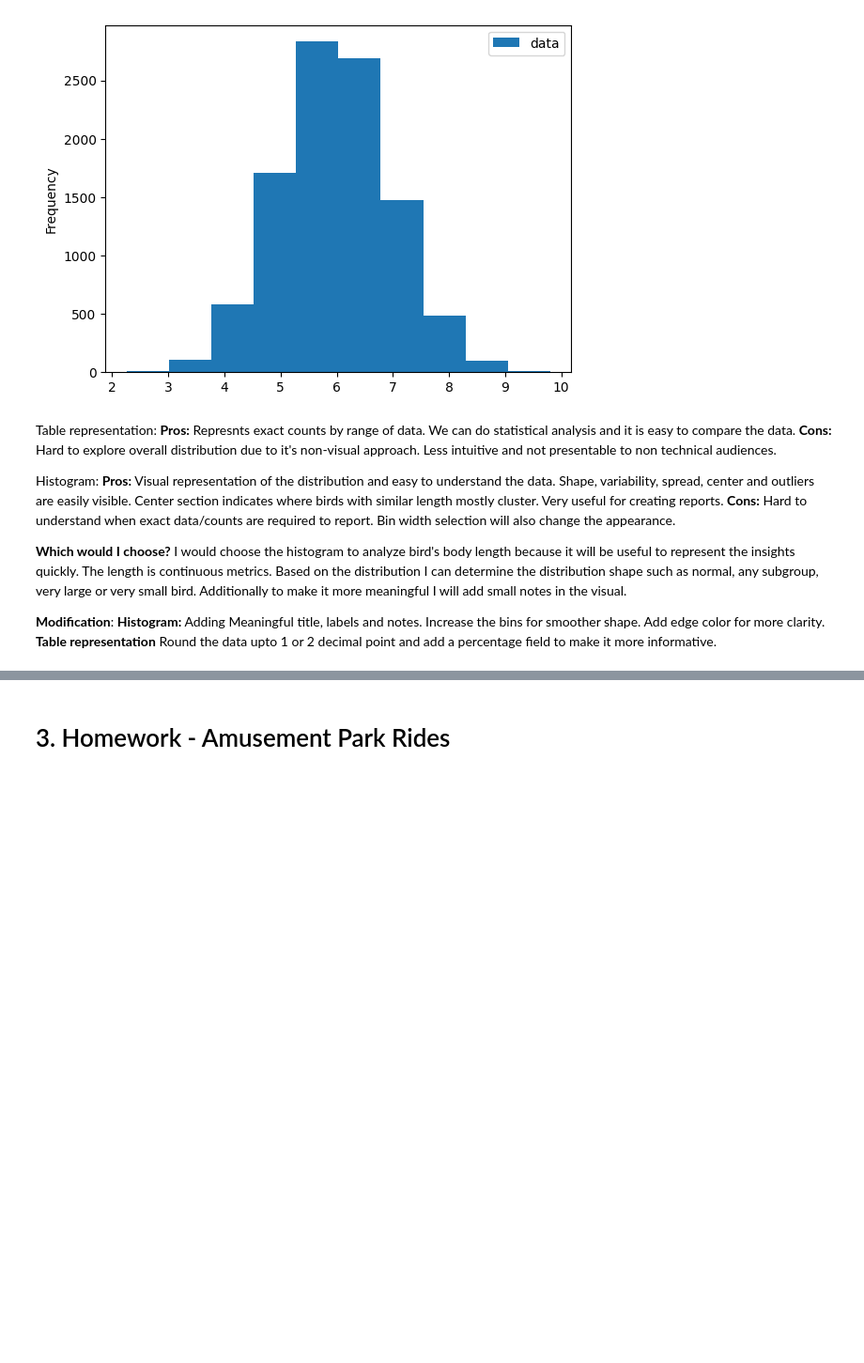
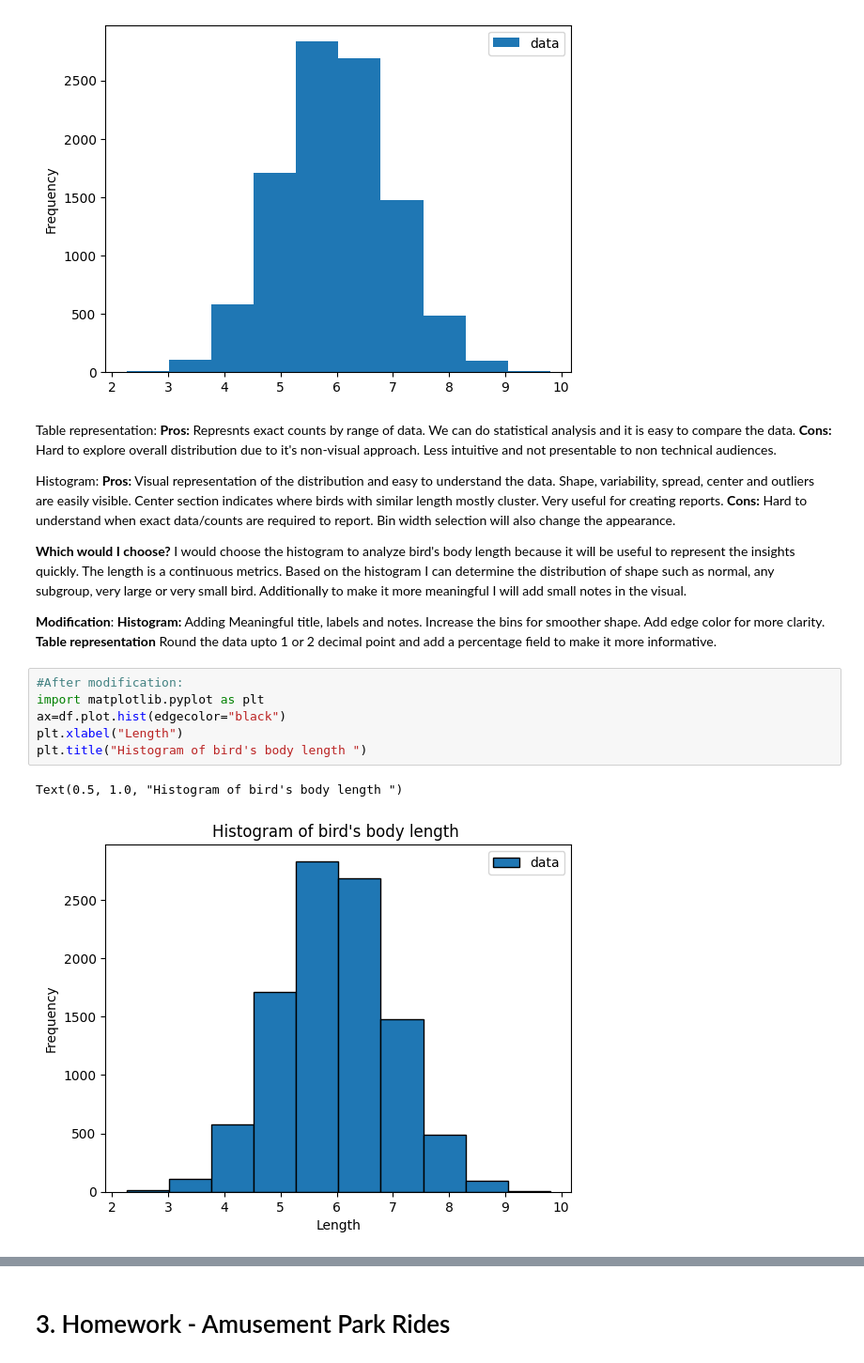
Before and after one commit to Jbaner/Module-B-semester-2, a Jupyter notebook: Week3.ipynb, the cells around one changed output, grey strips where cells are left out. Shown at 94% size. Cells and saved outputs as stored; diff of their text form; blank space fills up the shorter version.

```diff
--- a/Week3.ipynb
+++ b/Week3.ipynb
@@ -147,8 +147,17 @@ Histogram:
   **Pros:** Visual representation of the distribution and easy to understand the data. Shape, variability, spread, center and outliers are easily visible. Center section indicates where birds with similar length mostly cluster. Very useful for creating reports.
   **Cons:** Hard to understand when exact data/counts are required to report. Bin width selection will also change the appearance.
 
-  **Which would I choose?** I would choose the histogram to analyze bird's body length because it will be useful to represent the insights quickly. The length is continuous metrics. Based on the distribution I can determine the distribution shape such as normal, any subgroup, very large or very small bird. Additionally to make it more meaningful I will add small notes in the visual.
+  **Which would I choose?** I would choose the histogram to analyze bird's body length because it will be useful to represent the insights quickly. The length is a continuous metrics. Based on the histogram I can determine the distribution of shape such as normal, any subgroup, very large or very small bird. Additionally to make it more meaningful I will add small notes in the visual.
 
   **Modification**:
       **Histogram:** Adding Meaningful title, labels and notes. Increase the bins for smoother shape. Add edge color for more clarity.
       **Table representation** Round the data upto 1 or 2 decimal point and add a percentage field to make it more informative.
+# %%
+#After modification:
+import matplotlib.pyplot as plt
+ax=df.plot.hist(edgecolor="black")
+plt.xlabel("Length")
+plt.title("Histogram of bird's body length ")
+# %% [output]
+Text(0.5, 1.0, "Histogram of bird's body length ")
+[figure, added]
```
Also changed, not shown: parts of 7 cells of this notebook.
